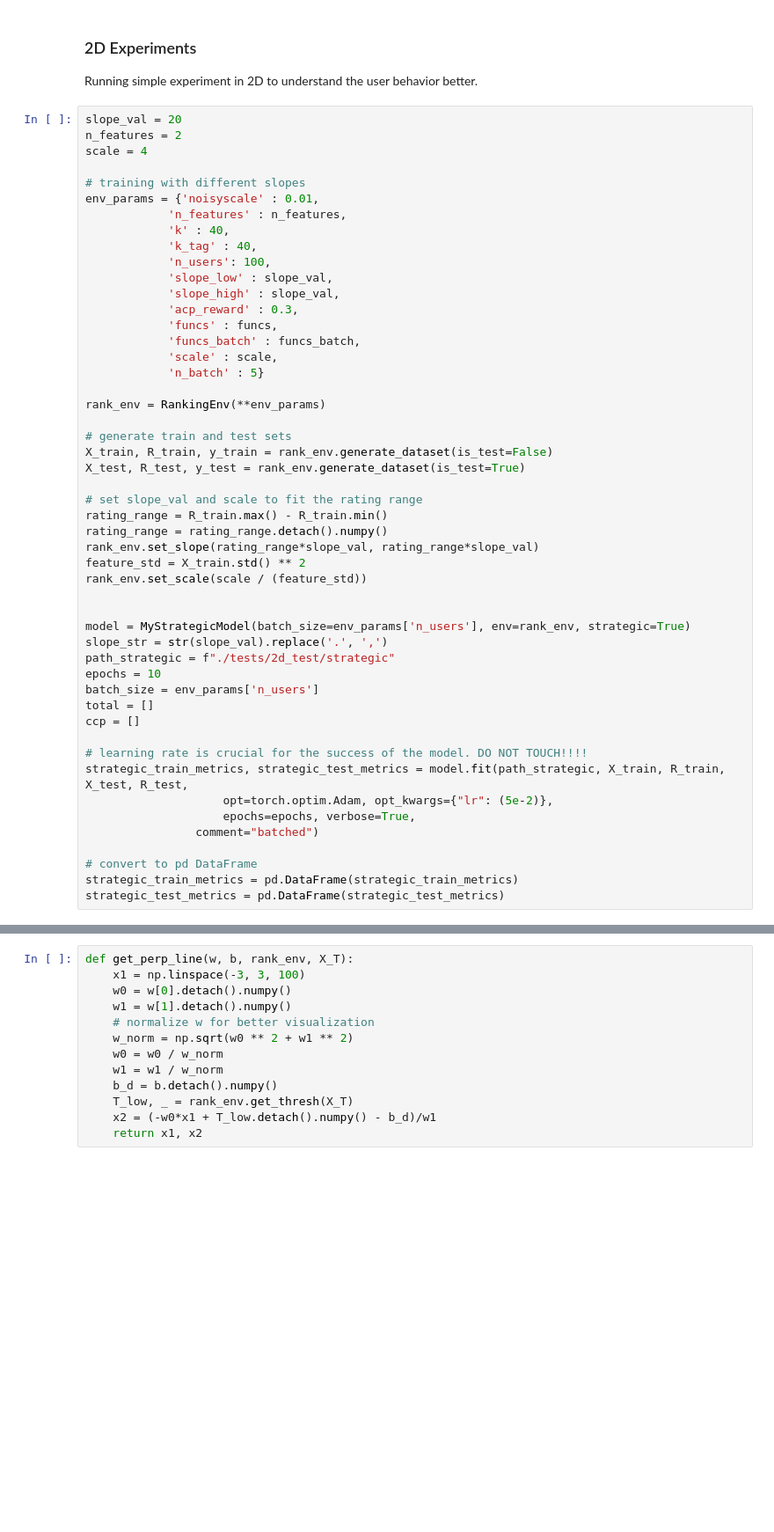
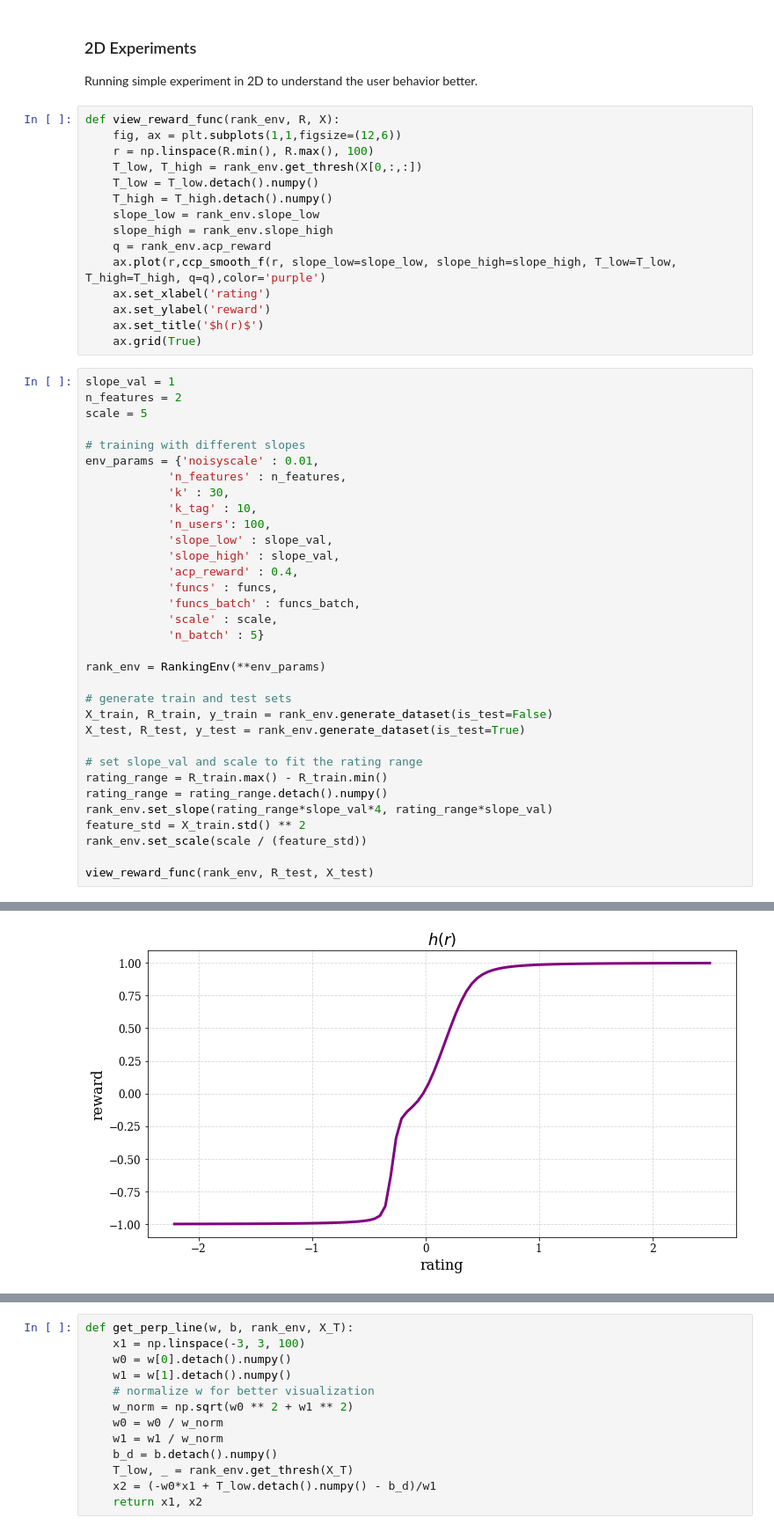
Before and after one commit to barweiss1/ranked_strategic_classification, a Jupyter notebook: strategicClassification-BatchedCCP.ipynb, the cells around one changed output, grey strips where cells are left out. Shown: that part at 88% size. Saved outputs shown, nothing was run; the diff lists cells and outputs as text; blank space fills up the shorter version.

Commit message:
Improved visualization, still some unclear results

```diff
--- a/strategicClassification-BatchedCCP.ipynb
+++ b/strategicClassification-BatchedCCP.ipynb
@@ -858,20 +858,35 @@ KeyboardInterrupt:
 ### 2D Experiments
 
 Running simple experiment in 2D to understand the user behavior better.
+# %%
+def view_reward_func(rank_env, R, X):
+    fig, ax = plt.subplots(1,1,figsize=(12,6))
+    r = np.linspace(R.min(), R.max(), 100)
+    T_low, T_high = rank_env.get_thresh(X[0,:,:])
+    T_low = T_low.detach().numpy()
+    T_high = T_high.detach().numpy()
+    slope_low = rank_env.slope_low
+    slope_high = rank_env.slope_high
+    q = rank_env.acp_reward
+    ax.plot(r,ccp_smooth_f(r, slope_low=slope_low, slope_high=slope_high, T_low=T_low, T_high=T_high, q=q),color='purple')
+    ax.set_xlabel('rating')
+    ax.set_ylabel('reward')
+    ax.set_title('$h(r)$')
+    ax.grid(True)
 # %%
-slope_val = 20
+slope_val = 1
 n_features = 2
-scale = 4
+scale = 5
 
 # training with different slopes
 env_params = {'noisyscale' : 0.01,
             'n_features' : n_features,
-            'k' : 40,
-            'k_tag' : 40,
+            'k' : 30,
+            'k_tag' : 10,
             'n_users': 100,
             'slope_low' : slope_val,
             'slope_high' : slope_val,
-            'acp_reward' : 0.3,
+            'acp_reward' : 0.4,
             'funcs' : funcs,
             'funcs_batch' : funcs_batch,
             'scale' : scale,
@@ -886,26 +901,9 @@ X_test, R_test, y_test = rank_env.generate_dataset(is_test=True)
 # set slope_val and scale to fit the rating range
 rating_range = R_train.max() - R_train.min()
 rating_range = rating_range.detach().numpy()
-rank_env.set_slope(rating_range*slope_val, rating_range*slope_val)
+rank_env.set_slope(rating_range*slope_val*4, rating_range*slope_val)
 feature_std = X_train.std() ** 2
 rank_env.set_scale(scale / (feature_std))
 
-
-model = MyStrategicModel(batch_size=env_params['n_users'], env=rank_env, strategic=True)
-slope_str = str(slope_val).replace('.', ',')
-path_strategic = f"./tests/2d_test/strategic"
-epochs = 10
-batch_size = env_params['n_users']
-total = []
-ccp = []
-
-# learning rate is crucial for the success of the model. DO NOT TOUCH!!!!
-strategic_train_metrics, strategic_test_metrics = model.fit(path_strategic, X_train, R_train, X_test, R_test,
-                    opt=torch.optim.Adam, opt_kwargs={"lr": (5e-2)},
-                    epochs=epochs, verbose=True,
-                comment="batched")
-
-# convert to pd DataFrame
-strategic_train_metrics = pd.DataFrame(strategic_train_metrics)
-strategic_test_metrics = pd.DataFrame(strategic_test_metrics)
+view_reward_func(rank_env, R_test, X_test)
 # %% [output]
@@ -929,0 +910 @@ batch 003 / 005 | loss: 0.33544 | err: 0.11333
+[figure, added]
```
Also changed, not shown: parts of 5 cells of this notebook, 6 other files.
